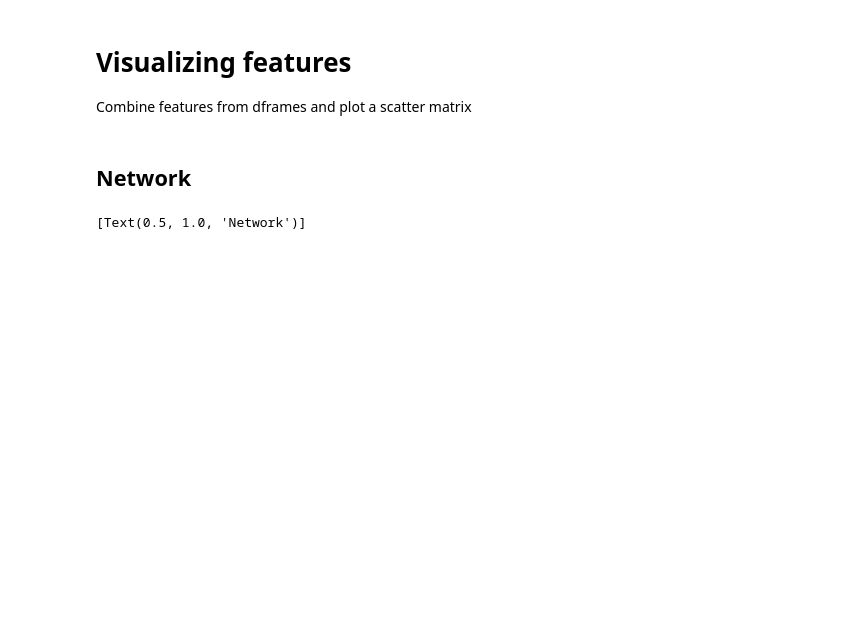
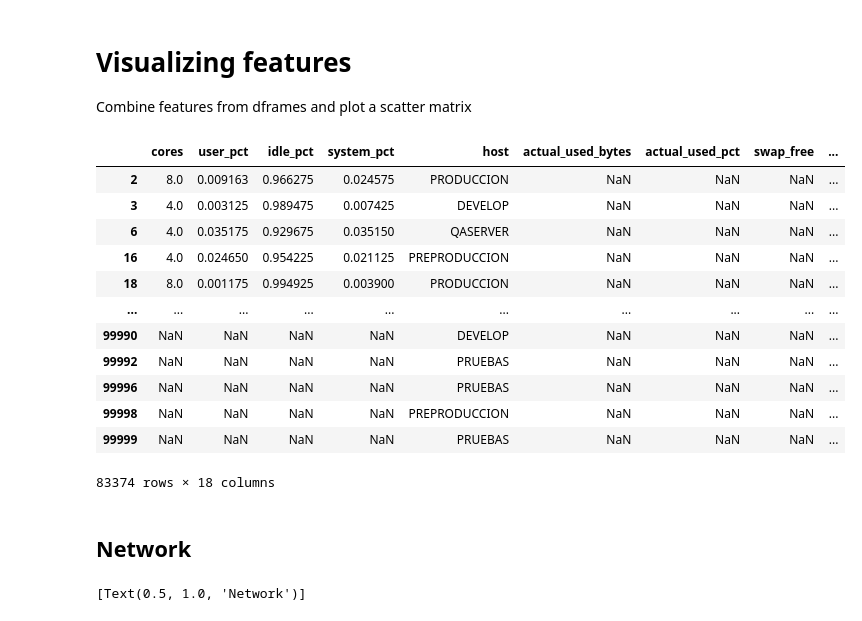
Before and after one commit to ModifiedBear/DSC-Datathon, a Jupyter notebook: combine_features.ipynb, the cells around one changed output. Saved outputs shown, nothing was run; the diff lists cells and outputs as text; code cells hidden in the pictures; blank space fills up the shorter version.

```diff
--- a/combine_features.ipynb
+++ b/combine_features.ipynb
@@ -16,12 +16,28 @@ host_array = data.loc[~id_nan][id_mem]["host"].map(lambda x: as_json(x)["name"])
 # %%
 cpu_df = pd.read_csv("cpu_df.csv",index_col=0)
 memory_df = pd.read_csv("memory_df.csv", index_col=0)
-memory_df["host"] = host_array  # add host array, since df doesn't have it
-memory_df.to_csv("memory_df.csv")
+#memory_df["host"] = host_array  # add host array, since df doesn't have it
+#memory_df.to_csv("memory_df.csv")
 network_df = pd.read_csv("network_df.csv", index_col=0)
 
 frames = [cpu_df, memory_df, network_df]
-df = pd.concat(frames)  # no jala
+df = pd.concat(frames)  # si jala
+df.sort_index()
+df
+# %% [output]
+|  | cores | user_pct | idle_pct | system_pct | host | actual_used_bytes | actual_used_pct | swap_free | ... |
+| 2 | 8.0 | 0.009163 | 0.966275 | 0.024575 | PRODUCCION | NaN | NaN | NaN | ... |
+| 3 | 4.0 | 0.003125 | 0.989475 | 0.007425 | DEVELOP | NaN | NaN | NaN | ... |
+| 6 | 4.0 | 0.035175 | 0.929675 | 0.035150 | QASERVER | NaN | NaN | NaN | ... |
+| 16 | 4.0 | 0.024650 | 0.954225 | 0.021125 | PREPRODUCCION | NaN | NaN | NaN | ... |
+| 18 | 8.0 | 0.001175 | 0.994925 | 0.003900 | PRODUCCION | NaN | NaN | NaN | ... |
+| ... | ... | ... | ... | ... | ... | ... | ... | ... | ... |
+| 99990 | NaN | NaN | NaN | NaN | DEVELOP | NaN | NaN | NaN | ... |
+| 99992 | NaN | NaN | NaN | NaN | PRUEBAS | NaN | NaN | NaN | ... |
+| 99996 | NaN | NaN | NaN | NaN | PRUEBAS | NaN | NaN | NaN | ... |
+| 99998 | NaN | NaN | NaN | NaN | PREPRODUCCION | NaN | NaN | NaN | ... |
+| 99999 | NaN | NaN | NaN | NaN | PRUEBAS | NaN | NaN | NaN | ... |
+83374 rows × 18 columns
 # %% [markdown]
 ## Network
 # %%
```
Also changed, not shown: 3 other files.
